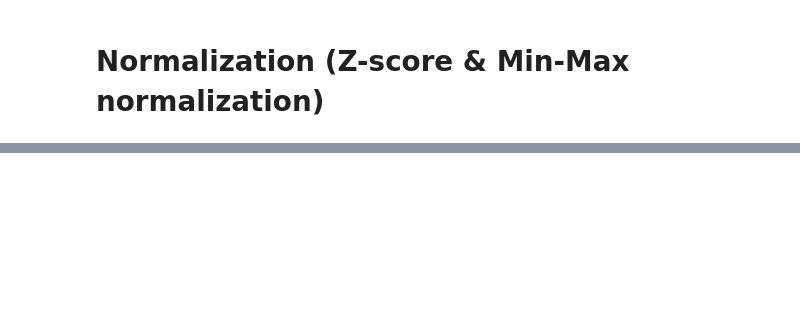
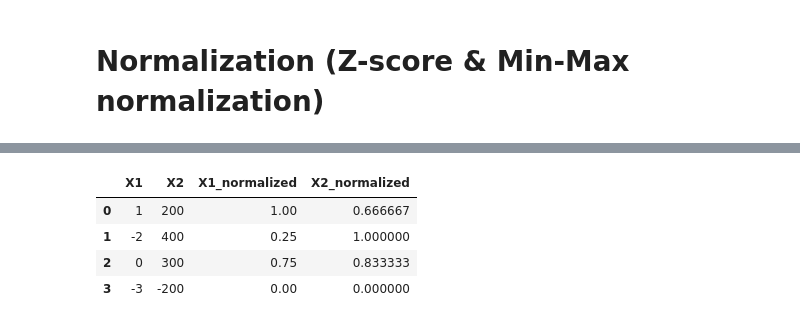
Before and after one commit to punramon/bsc_dpdm24, a Jupyter notebook: Chapter_2_Understanding_Data.ipynb, the cells around one changed output, grey strips where cells are left out. Cells and saved outputs as stored; diff of their text form; code cells hidden in the pictures; blank space fills up the shorter version.

```diff
--- a/Chapter_2_Understanding_Data.ipynb
+++ b/Chapter_2_Understanding_Data.ipynb
@@ -282,0 +396,19 @@ ActorName: นางสาวเพิ่มสิน คุณวิสิฏ
+# %%
+# prompt: do min-max normalization for the df2 for each column separately
+
+# Assuming df2 is your DataFrame
+# Min-Max normalization for each column separately
+df2_minmax = df2.copy()
+
+for column in df2_minmax.columns:
+    min_val = df2_minmax[column].min()
+    max_val = df2_minmax[column].max()
+    df2_minmax[column + '_normalized'] = (df2_minmax[column] - min_val) / (max_val - min_val)
+
+df2_minmax
+# %% [output]
+|  | X1 | X2 | X1_normalized | X2_normalized |
+| 0 | 1 | 200 | 1.00 | 0.666667 |
+| 1 | -2 | 400 | 0.25 | 1.000000 |
+| 2 | 0 | 300 | 0.75 | 0.833333 |
+| 3 | -3 | -200 | 0.00 | 0.000000 |
```
Also changed, not shown: parts of 11 cells of this notebook.
